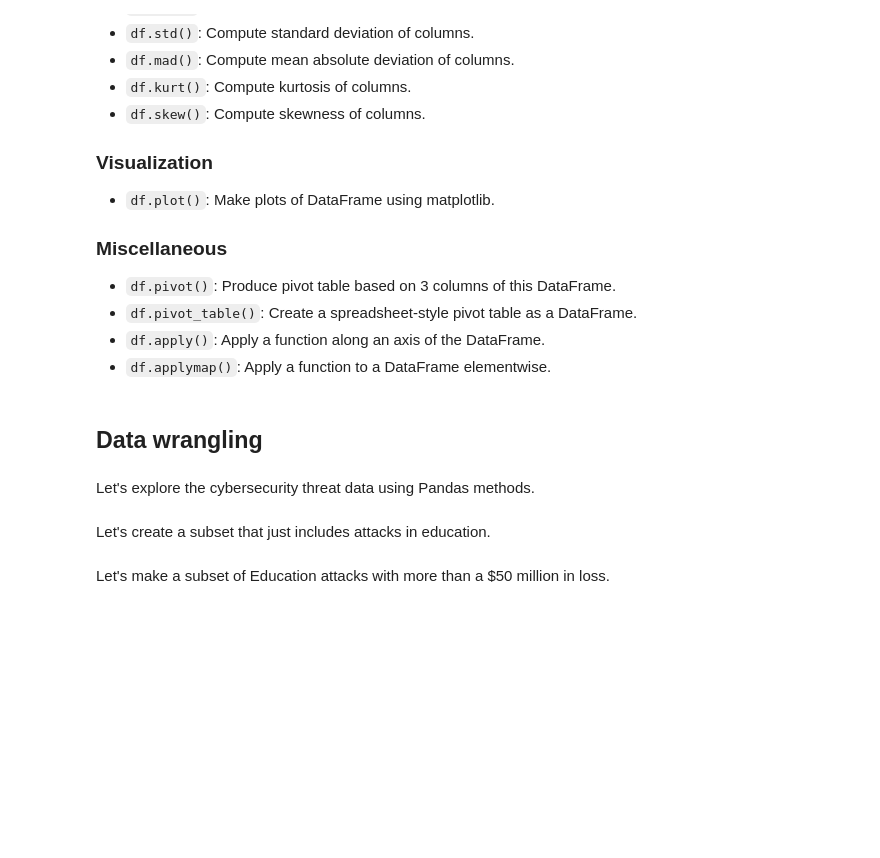
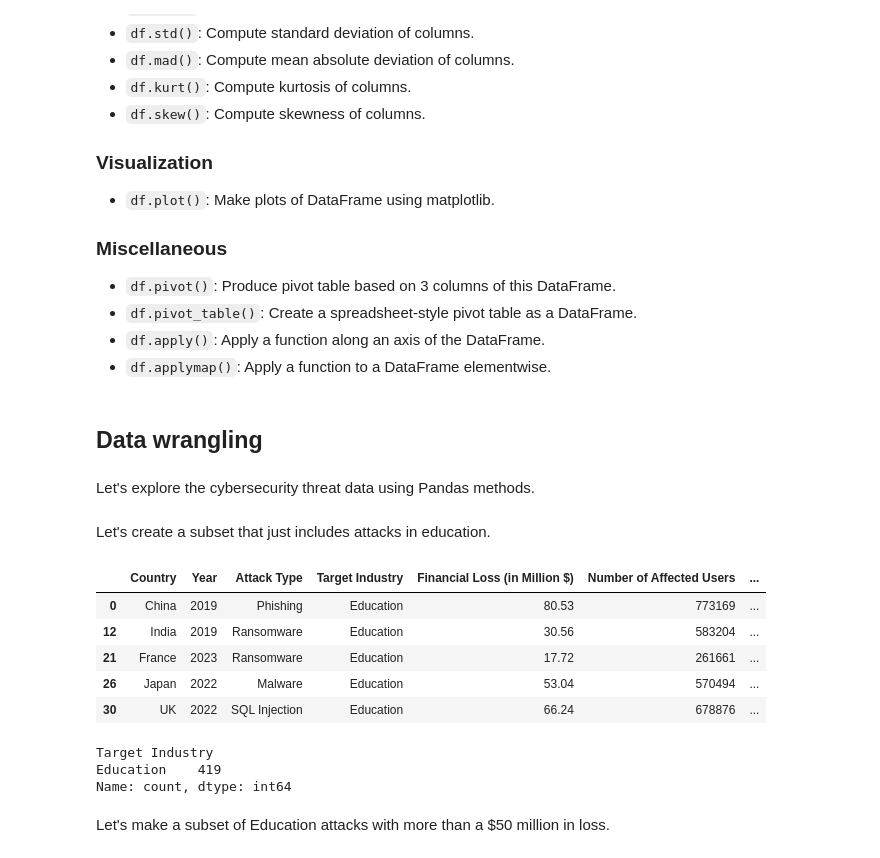
Before and after one commit to Adamg159/Data_Visualization_And_Modeling, a Jupyter notebook: Lecture/Week 1/1.2 - Getting Started with Pandas and Python.ipynb, the cells around one changed output. Cells and saved outputs as stored; diff of their text form; code cells hidden in the pictures; blank space fills up the shorter version.

```diff
--- a/Lecture/Week 1/1.2 - Getting Started with Pandas and Python.ipynb
+++ b/Lecture/Week 1/1.2 - Getting Started with Pandas and Python.ipynb
@@ -137,5 +311,21 @@ A series object can be thought of as single column of a DataFrame.
 Let's explore the cybersecurity threat data using Pandas methods.
 # %% [markdown]
 Let's create a subset that just includes attacks in education.
+# %%
+education_df = cyber_df.loc[cyber_df['Target Industry'] == 'Education']
+education_df.head()
+# %% [output]
+|  | Country | Year | Attack Type | Target Industry | Financial Loss (in Million $) | Number of Affected Users | ... |
+| 0 | China | 2019 | Phishing | Education | 80.53 | 773169 | ... |
+| 12 | India | 2019 | Ransomware | Education | 30.56 | 583204 | ... |
+| 21 | France | 2023 | Ransomware | Education | 17.72 | 261661 | ... |
+| 26 | Japan | 2022 | Malware | Education | 53.04 | 570494 | ... |
+| 30 | UK | 2022 | SQL Injection | Education | 66.24 | 678876 | ... |
+# %%
+education_df['Target Industry'].value_counts()
+# %% [output]
+Target Industry
+Education    419
+Name: count, dtype: int64
 # %% [markdown]
 Let's make a subset of Education attacks with more than a $50 million in loss.
```
Also changed, not shown: parts of 24 cells of this notebook, 1 other file.
